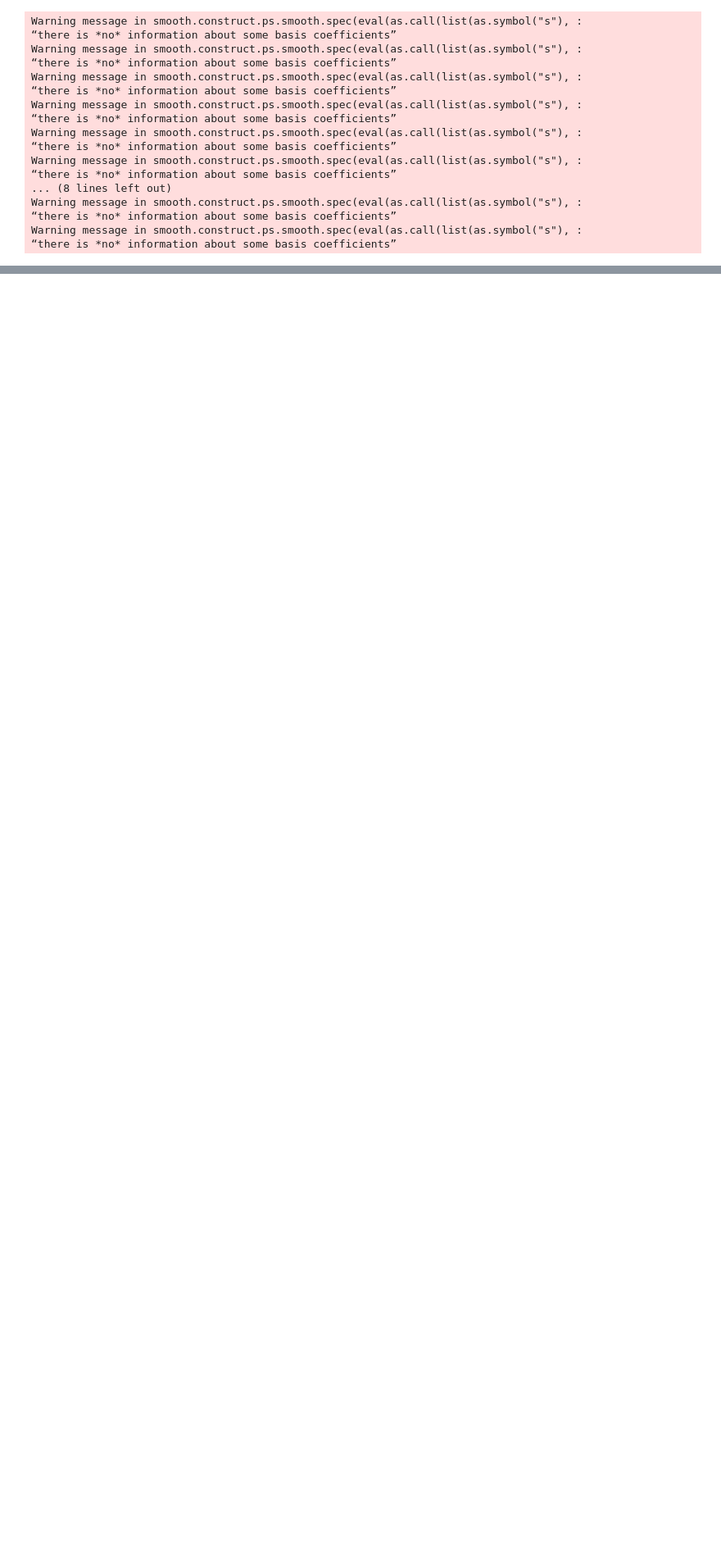
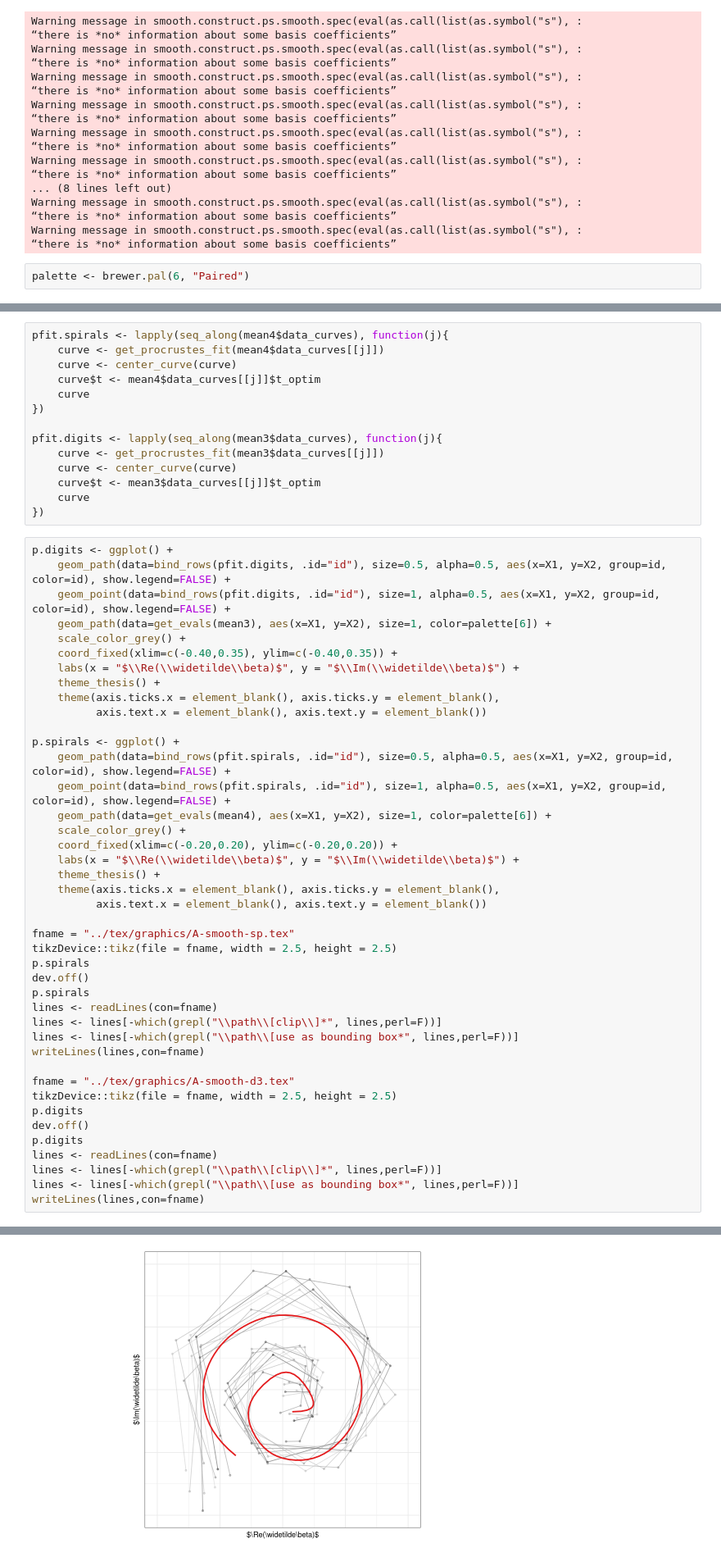
Before and after one commit to mpff/masterthesis, a Jupyter notebook: notebooks/Thesis_Plots_App2_Smooth.ipynb, the cells around one changed output, grey strips where cells are left out. Shown at 82% size. Saved outputs shown, nothing was run; the diff lists cells and outputs as text; blank space fills up the shorter version.

Commit message:
Finish Thesis

```diff
--- a/notebooks/Thesis_Plots_App2_Smooth.ipynb
+++ b/notebooks/Thesis_Plots_App2_Smooth.ipynb
@@ -48,3 +58,5 @@ Warning message in smooth.construct.ps.smooth.spec(eval(as.call(list(as.symbol("
 “there is *no* information about some basis coefficients”
 Warning message in smooth.construct.ps.smooth.spec(eval(as.call(list(as.symbol("s"), :
 “there is *no* information about some basis coefficients”
+# %%
+palette <- brewer.pal(6, "Paired")
@@ -50,0 +71,57 @@ Warning message in smooth.construct.ps.smooth.spec(eval(as.call(list(as.symbol("
+# %%
+pfit.spirals <- lapply(seq_along(mean4$data_curves), function(j){
+    curve <- get_procrustes_fit(mean4$data_curves[[j]])
+    curve <- center_curve(curve)
+    curve$t <- mean4$data_curves[[j]]$t_optim
+    curve
+})
+
+pfit.digits <- lapply(seq_along(mean3$data_curves), function(j){
+    curve <- get_procrustes_fit(mean3$data_curves[[j]])
+    curve <- center_curve(curve)
+    curve$t <- mean3$data_curves[[j]]$t_optim
+    curve
+})
+# %%
+p.digits <- ggplot() +
+    geom_path(data=bind_rows(pfit.digits, .id="id"), size=0.5, alpha=0.5, aes(x=X1, y=X2, group=id, color=id), show.legend=FALSE) +
+    geom_point(data=bind_rows(pfit.digits, .id="id"), size=1, alpha=0.5, aes(x=X1, y=X2, group=id, color=id), show.legend=FALSE) +
+    geom_path(data=get_evals(mean3), aes(x=X1, y=X2), size=1, color=palette[6]) +
+    scale_color_grey() +
+    coord_fixed(xlim=c(-0.40,0.35), ylim=c(-0.40,0.35)) +
+    labs(x = "$\\Re(\\widetilde\\beta)$", y = "$\\Im(\\widetilde\\beta)$") +
+    theme_thesis() +
+    theme(axis.ticks.x = element_blank(), axis.ticks.y = element_blank(),
+          axis.text.x = element_blank(), axis.text.y = element_blank())
+
+p.spirals <- ggplot() +
+    geom_path(data=bind_rows(pfit.spirals, .id="id"), size=0.5, alpha=0.5, aes(x=X1, y=X2, group=id, color=id), show.legend=FALSE) +
+    geom_point(data=bind_rows(pfit.spirals, .id="id"), size=1, alpha=0.5, aes(x=X1, y=X2, group=id, color=id), show.legend=FALSE) +
+    geom_path(data=get_evals(mean4), aes(x=X1, y=X2), size=1, color=palette[6]) +
+    scale_color_grey() +
+    coord_fixed(xlim=c(-0.20,0.20), ylim=c(-0.20,0.20)) +
+    labs(x = "$\\Re(\\widetilde\\beta)$", y = "$\\Im(\\widetilde\\beta)$") +
+    theme_thesis() +
+    theme(axis.ticks.x = element_blank(), axis.ticks.y = element_blank(),
+          axis.text.x = element_blank(), axis.text.y = element_blank())
+
+fname = "../tex/graphics/A-smooth-sp.tex"
+tikzDevice::tikz(file = fname, width = 2.5, height = 2.5)
+p.spirals
+dev.off()
+p.spirals
+lines <- readLines(con=fname)
+lines <- lines[-which(grepl("\\path\\[clip\\]*", lines,perl=F))]
+lines <- lines[-which(grepl("\\path\\[use as bounding box*", lines,perl=F))]
+writeLines(lines,con=fname)
+
+fname = "../tex/graphics/A-smooth-d3.tex"
+tikzDevice::tikz(file = fname, width = 2.5, height = 2.5)
+p.digits
+dev.off()
+p.digits
+lines <- readLines(con=fname)
+lines <- lines[-which(grepl("\\path\\[clip\\]*", lines,perl=F))]
+lines <- lines[-which(grepl("\\path\\[use as bounding box*", lines,perl=F))]
+writeLines(lines,con=fname)
+# %% [output]
@@ -50,0 +132 @@ Warning message in smooth.construct.ps.smooth.spec(eval(as.call(list(as.symbol("
+[figure, added]
```
Also changed, not shown: parts of 9 cells of this notebook, 51 other files.
